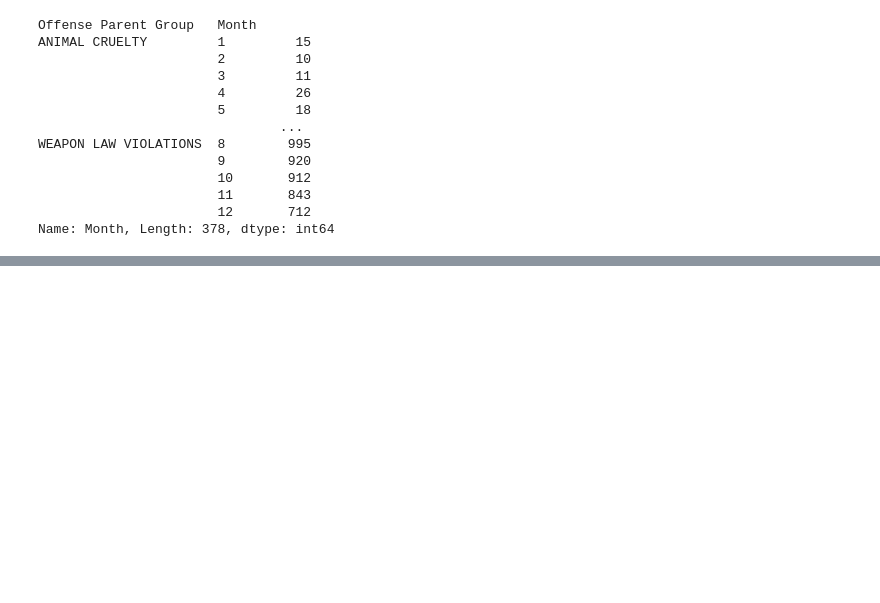
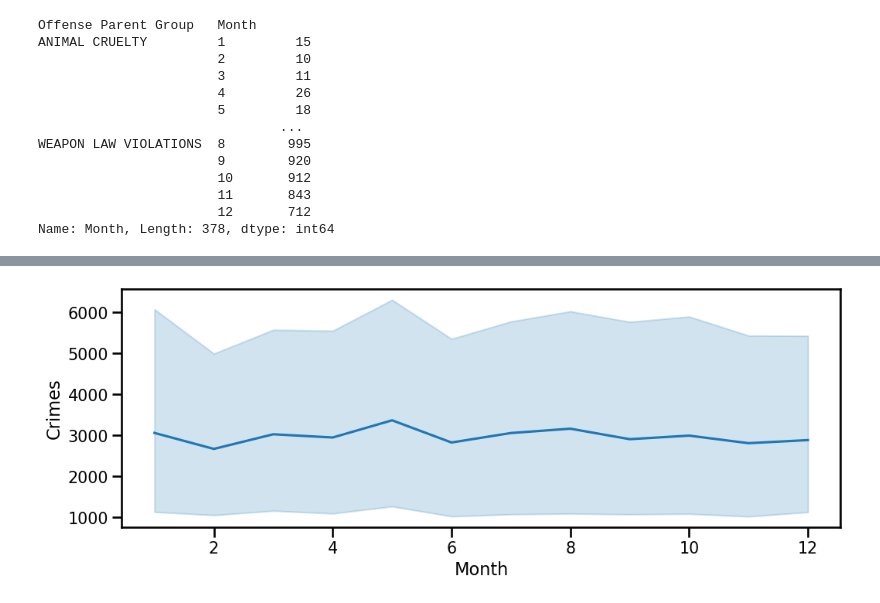
Before and after one commit to donmarcolaureano/seattle_crime, a Jupyter notebook: seattle_crime_data_notebook.ipynb, the cells around one changed output, grey strips where cells are left out. Saved outputs shown, nothing was run; the diff lists cells and outputs as text; code cells hidden in the pictures; blank space fills up the shorter version.

```diff
--- a/seattle_crime_data_notebook.ipynb
+++ b/seattle_crime_data_notebook.ipynb
@@ -594,4 +594,5 @@ WEAPON LAW VIOLATIONS  8        995
                        12       712
 Name: Month, Length: 378, dtype: int64
 # %%
-month_crime = crimes_by_month.to_fr
+month_crime = crimes_by_month.to_frame('Crimes').reset_index()
+month_crime
@@ -597,0 +613,4 @@ month_crime = crimes_by_month.to_fr
+# %%
+ax = sns.lineplot(data = month_crime, x = 'Month', y = 'Crimes')
+# %% [output]
+[figure, added]
```
Also changed, not shown: parts of 3 cells of this notebook.
